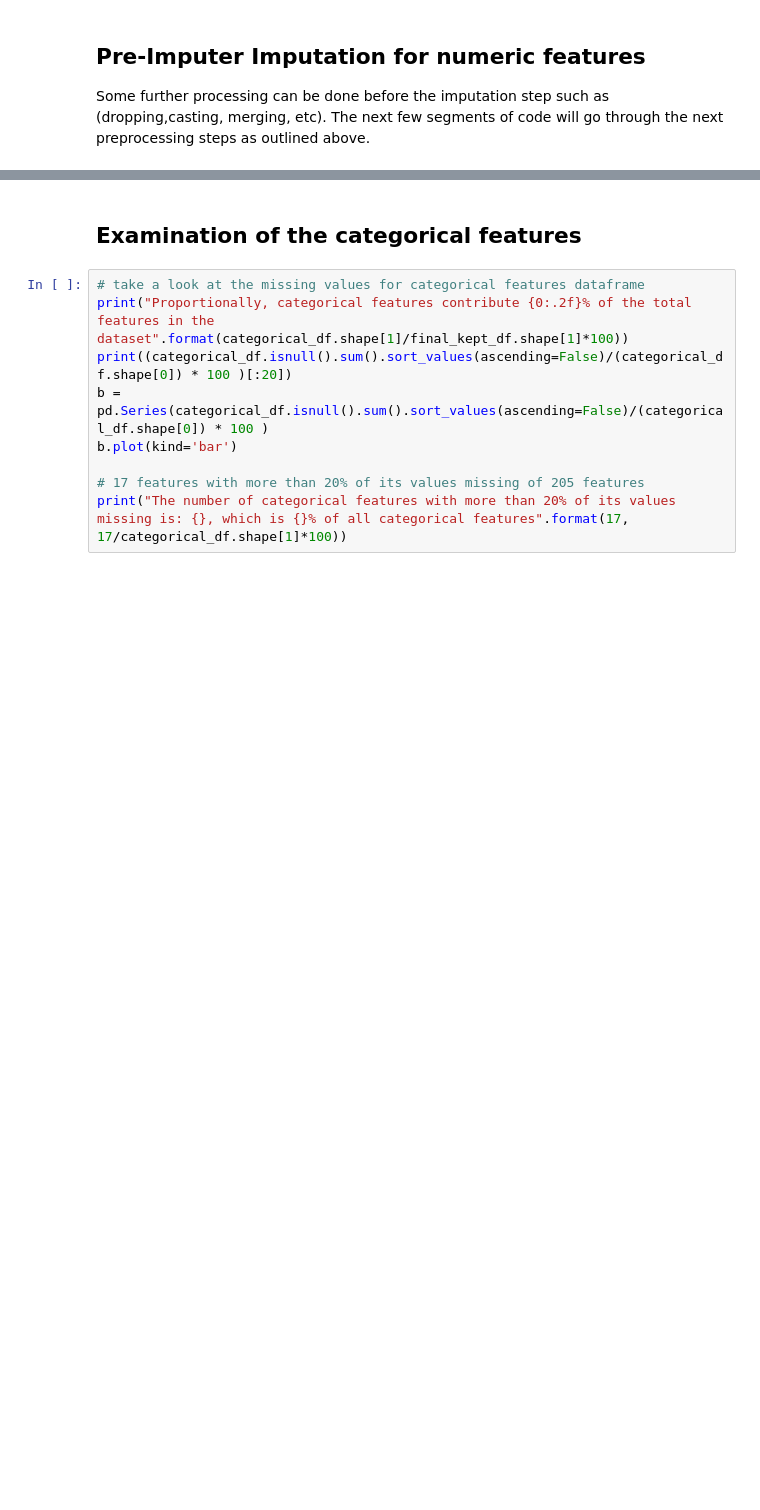
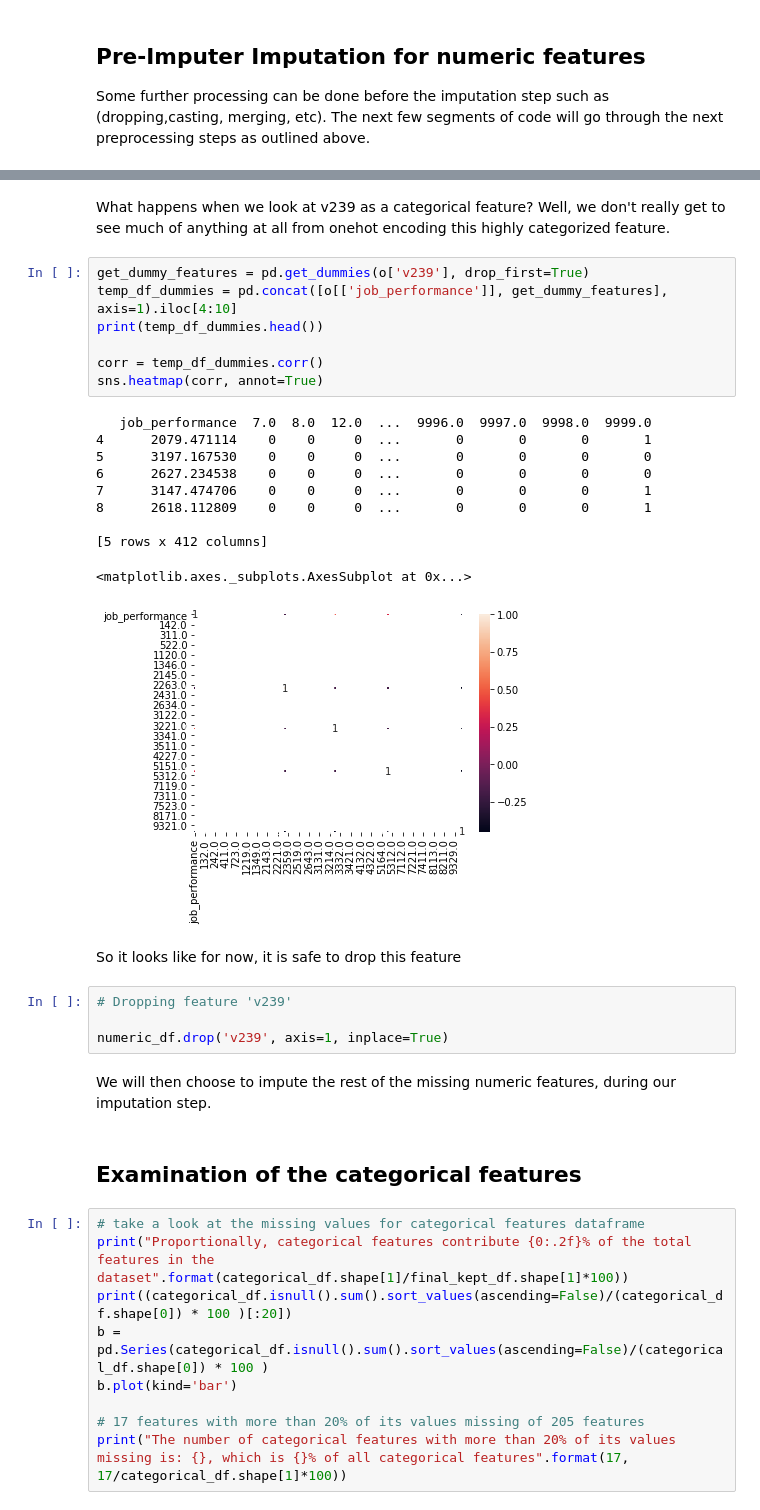
Before and after one commit to SJHH-Nguyen-D/sharpestminds_project, a Jupyter notebook: HW5_sharpestminds_.ipynb, the cells around one changed output, grey strips where cells are left out. Saved outputs shown, nothing was run; the diff lists cells and outputs as text; blank space fills up the shorter version.

```diff
--- a/HW5_sharpestminds_.ipynb
+++ b/HW5_sharpestminds_.ipynb
@@ -324,3 +947,31 @@ numeric_df.drop(columns='row', inplace=True, axis=1)
+# %% [markdown]
+What happens when we look at v239 as a categorical feature? Well, we don't really get to see much of anything at all from onehot encoding this highly categorized feature.
+# %%
+get_dummy_features = pd.get_dummies(o['v239'], drop_first=True)
+temp_df_dummies = pd.concat([o[['job_performance']], get_dummy_features], axis=1).iloc[4:10]
+print(temp_df_dummies.head())
+
+corr = temp_df_dummies.corr()
+sns.heatmap(corr, annot=True)
+# %% [output]
+   job_performance  7.0  8.0  12.0  ...  9996.0  9997.0  9998.0  9999.0
+4      2079.471114    0    0     0  ...       0       0       0       1
+5      3197.167530    0    0     0  ...       0       0       0       0
+6      2627.234538    0    0     0  ...       0       0       0       0
+7      3147.474706    0    0     0  ...       0       0       0       1
+8      2618.112809    0    0     0  ...       0       0       0       1
+
+[5 rows x 412 columns]
+<matplotlib.axes._subplots.AxesSubplot at 0x...>
+[figure, added]
+# %% [markdown]
+So it looks like for now, it is safe to drop this feature
+# %%
+# Dropping feature 'v239'
+
+numeric_df.drop('v239', axis=1, inplace=True)
+# %% [markdown]
+We will then choose to impute the rest of the missing numeric features, during our imputation step.
 # %% [markdown]
 ## Examination of the categorical features
 # %%
```
Also changed, not shown: parts of 173 cells of this notebook.
